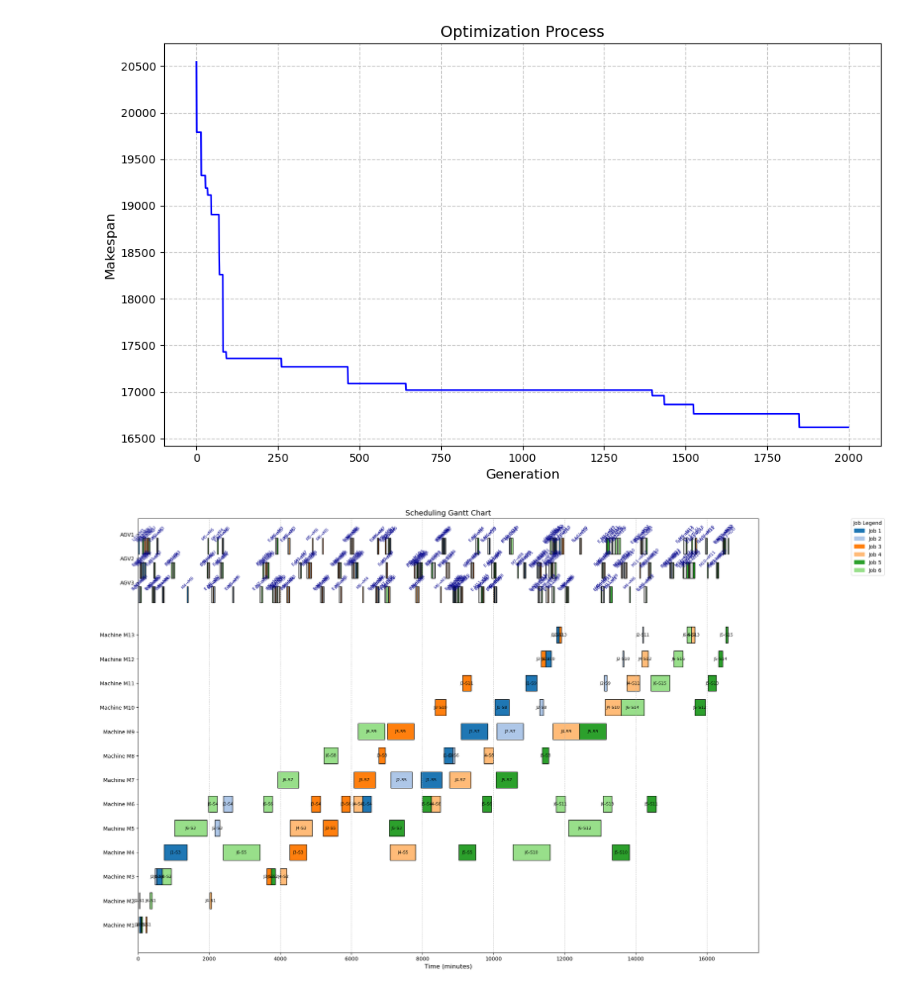
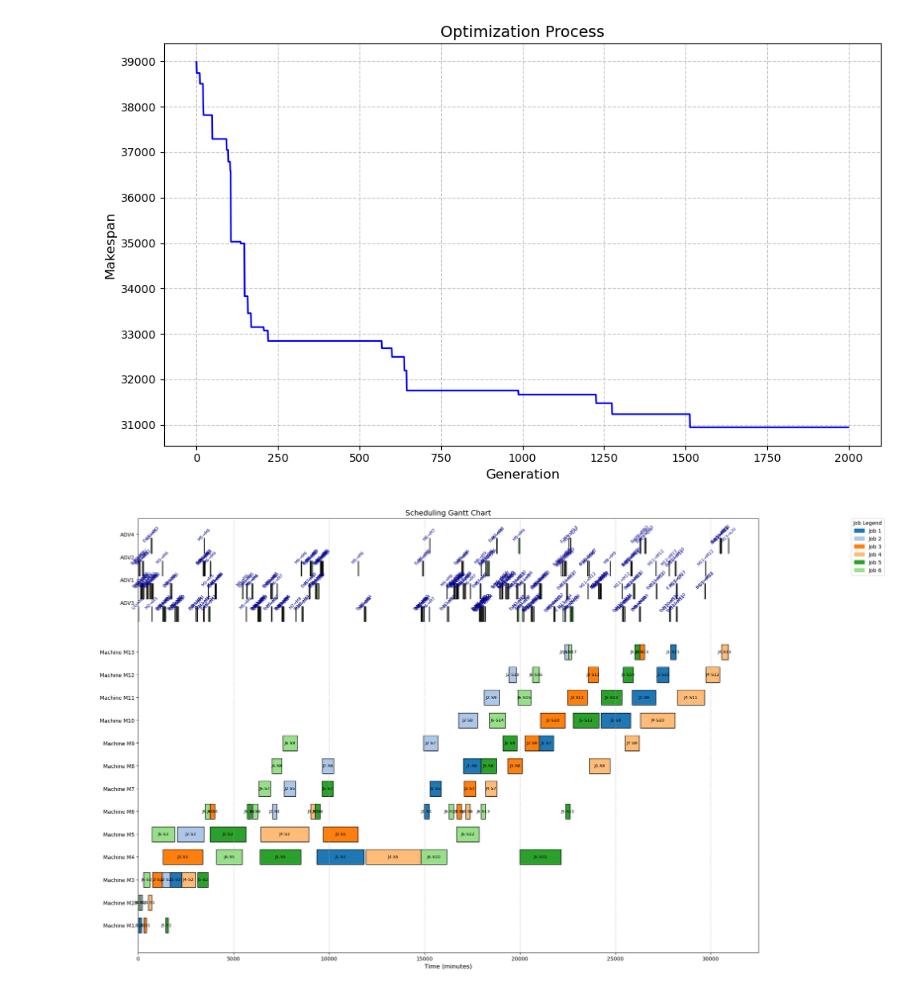
Before and after one commit to zakohao/open-hello-world, a Jupyter notebook: paper/fms-GA 2.0 .ipynb, the cells around one changed output. Drawn from its saved outputs; the diff is of its cells as text; code cells hidden in the pictures.

```diff
--- a/paper/fms-GA 2.0 .ipynb
+++ b/paper/fms-GA 2.0 .ipynb
@@ -845,6 +845,64 @@ class DynamicJSSPSolver:
 
         return self.Chromosome(new_genes, self.agv_count, self.jobs, self.transport_time)
 
+    def generate_utilization_report(self, best_chrom):
+        """生成机器和AGV的利用率报告"""
+        machine_data = []
+        for machine, tasks in best_chrom._schedule['machines'].items():
+            if not tasks:
+                machine_data.append([machine, 0.0, 0.0, 0.0])
+                continue
+
+            total_time = sum(t['end'] - t['start'] for t in tasks)
+            first_start = min(t['start'] for t in tasks)
+            last_end = max(t['end'] for t in tasks)
+            time_span = last_end - first_start
+            utilization = total_time / time_span if time_span > 0 else 0.0
+
+            machine_data.append([
+                machine,
+                total_time,
+                time_span,
+                utilization
+            ])
+
+        agv_data = []
+        for agv_id, tasks in best_chrom._schedule['agvs'].items():
+            if not tasks:
+                agv_data.append([f"AGV{agv_id+1}", 0.0, 0.0, 0.0])
+                continue
+
+            total_time = sum(t['end'] - t['start'] for t in tasks)
+            first_start = min(t['start'] for t in tasks)
+            last_end = max(t['end'] for t in tasks)
+            time_span = last_end - first_start
+            utilization = total_time / time_span if time_span > 0 else 0.0
+
+            agv_data.append([
+                f"AGV{agv_id+1}",
+                total_time,
+                time_span,
+                utilization
+            ])
+
+        machine_df = pd.DataFrame(
+            machine_data,
+            columns=["Machine", "Total Working Time", "Time Span", "Utilization"]
+        )
+        agv_df = pd.DataFrame(
+            agv_data,
+            columns=["AGV", "Total Moving Time", "Time Span", "Utilization"]
+        )
+
+        print("\n" + "="*60)
+        print("Machine Utilization Report:")
+        print(machine_df.round(2).to_string(index=False))
+
+        print("\n" + "="*60)
+        print("AGV Utilization Report:")
+        print(agv_df.round(2).to_string(index=False))
+
+        return machine_df, agv_df
 
     def visualize(self, best_chrom, history):
         plt.figure(figsize=(10, 6))
@@ -929,11 +987,12 @@ class DynamicJSSPSolver:
 if __name__ == "__main__":
     solver = DynamicJSSPSolver(
         transport_time=TRANSPORT_TIME,
-        agv_count=3
+        agv_count=4
     )
 
     solver.update_production_data(time_matrix, machine_matrix)
     best_solution, history = solver.solve(pop_size=50, max_gen=2000)
     print(f"最优完成时间: {best_solution.makespan} 分钟")
+    solver.generate_utilization_report(best_solution)  # 新增统计功能
     solver.visualize(best_solution, history)
 # %% [output]
@@ -941,2 +1016,2 @@ if __name__ == "__main__":
-[figure, old version]
+[figure, new version]
-[figure, old version]
+[figure, new version]
```
Also changed, not shown: parts of 4 cells of this notebook, 3 other files.
